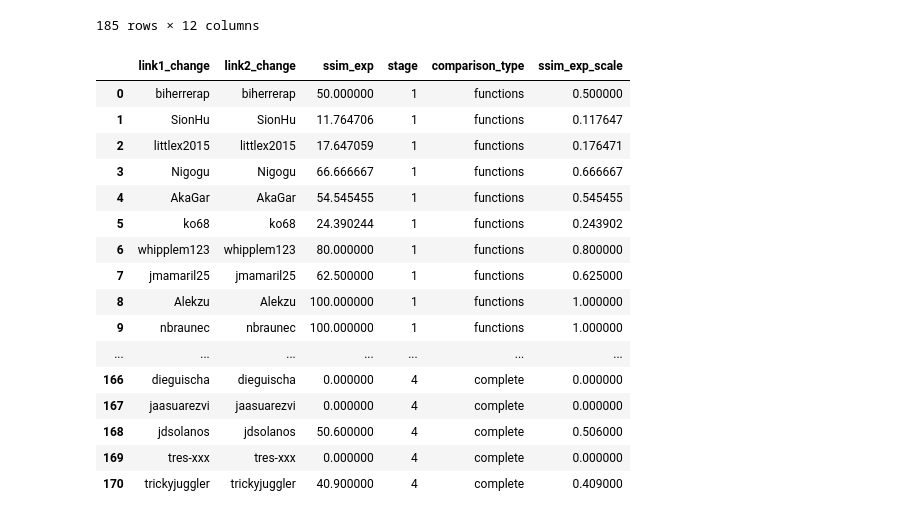
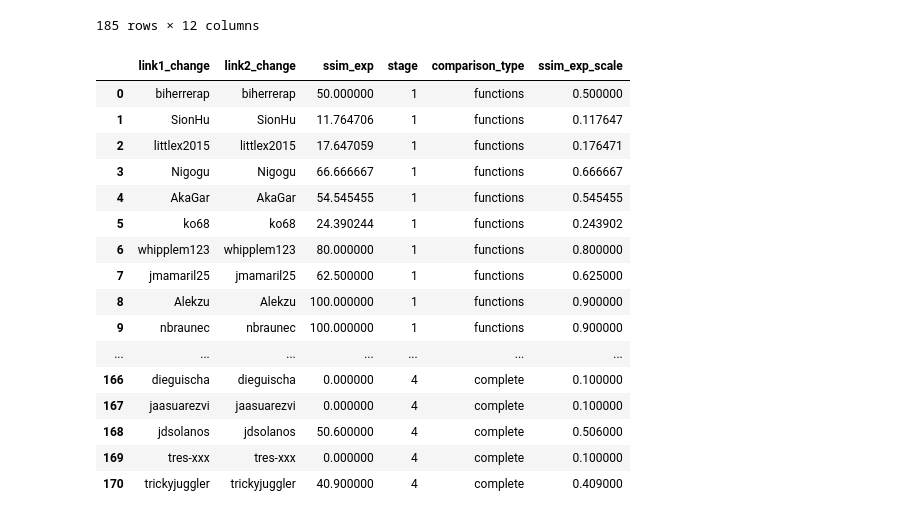
Before and after one commit to ironhacks/fall-2017-analysis, a Jupyter notebook: descriptive-analysis/data-inspection-UNAL-0-Fall-2017.ipynb, the cells around one changed output. Drawn from its saved outputs; the diff is of its cells as text; code cells hidden in the pictures.

```diff
--- a/descriptive-analysis/data-inspection-UNAL-0-Fall-2017.ipynb
+++ b/descriptive-analysis/data-inspection-UNAL-0-Fall-2017.ipynb
@@ -435,39 +435,41 @@ df_color_exp.to_csv("df_color_exp_unal0.csv")
 # %%
 %store -r ind_group0
 pd.set_option('display.max_rows', 2000)
 
 df_new = ind_group0[['link1_change', 'link2_change',
                        'ssim_exp', 'stage', 'comparison_type']]
 
 final_unal0 = df_new.append(df_color_exp[['link1_change', 'link2_change',
                        'ssim_exp', 'stage', 'comparison_type']], ignore_index = True)
 
 
 final_unal0.to_csv("final_unal0.csv")
 
 final_unal0_functions = final_unal0[final_unal0['comparison_type'] == 'functions']
 final_unal0_complete = final_unal0[final_unal0['comparison_type'] == 'complete']
 final_unal0_functions_complete = final_unal0_functions.append(final_unal0_complete, ignore_index = True)
 final_unal0_functions_complete['ssim_exp_scale'] = final_unal0_functions_complete['ssim_exp'].div(100).round(6)
+final_unal0_functions_complete.loc[final_unal0_functions_complete['ssim_exp_scale'] == 1, 'ssim_exp_scale'] = 0.9
+final_unal0_functions_complete.loc[final_unal0_functions_complete['ssim_exp_scale'] == 0.0000, 'ssim_exp_scale'] = 0.1
 final_unal0_functions_complete.to_csv("final_unal0_functions_complete.csv")
 final_unal0_functions_complete
 # %% [output]
 |  | link1_change | link2_change | ssim_exp | stage | comparison_type | ssim_exp_scale |
 | 0 | biherrerap | biherrerap | 50.000000 | 1 | functions | 0.500000 |
 | 1 | SionHu | SionHu | 11.764706 | 1 | functions | 0.117647 |
 | 2 | littlex2015 | littlex2015 | 17.647059 | 1 | functions | 0.176471 |
 | 3 | Nigogu | Nigogu | 66.666667 | 1 | functions | 0.666667 |
 | 4 | AkaGar | AkaGar | 54.545455 | 1 | functions | 0.545455 |
 | 5 | ko68 | ko68 | 24.390244 | 1 | functions | 0.243902 |
 | 6 | whipplem123 | whipplem123 | 80.000000 | 1 | functions | 0.800000 |
 | 7 | jmamaril25 | jmamaril25 | 62.500000 | 1 | functions | 0.625000 |
-| 8 | Alekzu | Alekzu | 100.000000 | 1 | functions | 1.000000 |
-| 9 | nbraunec | nbraunec | 100.000000 | 1 | functions | 1.000000 |
+| 8 | Alekzu | Alekzu | 100.000000 | 1 | functions | 0.900000 |
+| 9 | nbraunec | nbraunec | 100.000000 | 1 | functions | 0.900000 |
 | ... | ... | ... | ... | ... | ... | ... |
-| 166 | dieguischa | dieguischa | 0.000000 | 4 | complete | 0.000000 |
-| 167 | jaasuarezvi | jaasuarezvi | 0.000000 | 4 | complete | 0.000000 |
+| 166 | dieguischa | dieguischa | 0.000000 | 4 | complete | 0.100000 |
+| 167 | jaasuarezvi | jaasuarezvi | 0.000000 | 4 | complete | 0.100000 |
 | 168 | jdsolanos | jdsolanos | 50.600000 | 4 | complete | 0.506000 |
-| 169 | tres-xxx | tres-xxx | 0.000000 | 4 | complete | 0.000000 |
+| 169 | tres-xxx | tres-xxx | 0.000000 | 4 | complete | 0.100000 |
 | 170 | trickyjuggler | trickyjuggler | 40.900000 | 4 | complete | 0.409000 |
 # %%
 import networkx as nx
```
Also changed, not shown: parts of 4 cells of this notebook, 13 other files.
